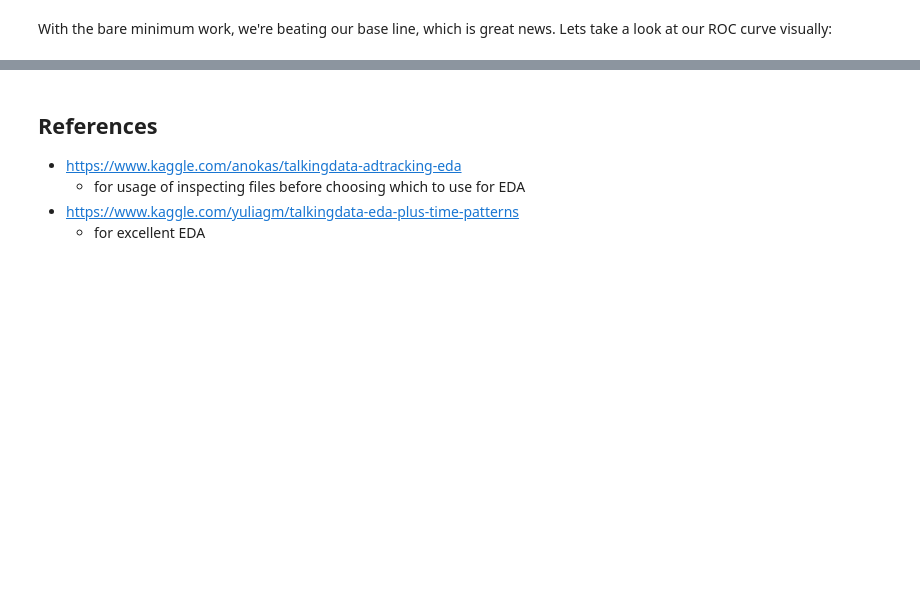
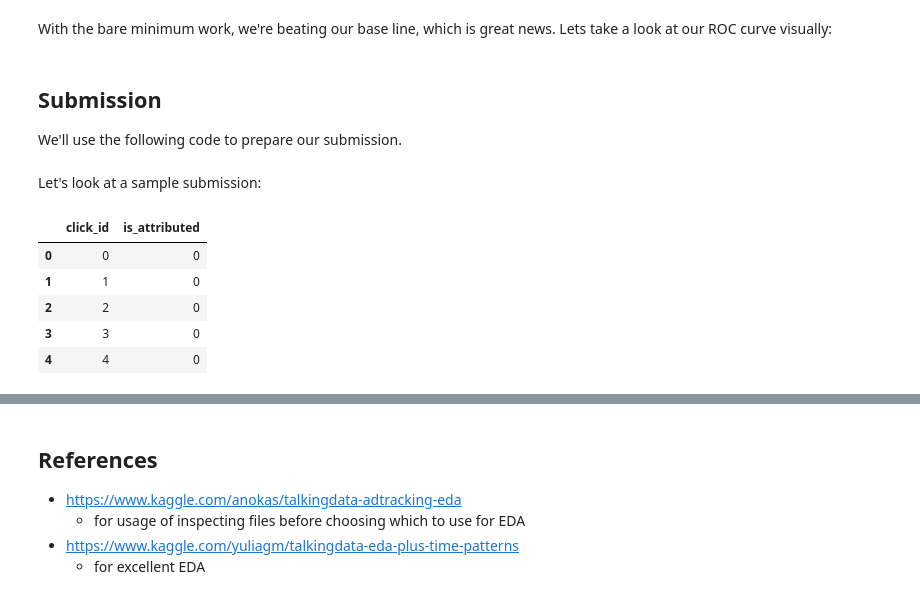
Before and after one commit to GregHilston/kaggle-talking-data-ad-tracking-fraud-detection-challenge, a Jupyter notebook: grehg.ipynb, the cells around one changed output, grey strips where cells are left out. Saved outputs shown, nothing was run; the diff lists cells and outputs as text; code cells hidden in the pictures; blank space fills up the shorter version.

```diff
--- a/grehg.ipynb
+++ b/grehg.ipynb
@@ -698,0 +772,19 @@ roc_curve(y_test, cv_rf_predictions)
+# %% [markdown]
+## Submission
+
+We'll use the following code to prepare our submission.
+# %% [markdown]
+Let's look at a sample submission:
+# %%
+sample_submission_set = "data/sample_submission.csv"
+
+sample_submission = pd.read_csv(sample_submission_set)
+# %%
+sample_submission.head()
+# %% [output]
+|  | click_id | is_attributed |
+| 0 | 0 | 0 |
+| 1 | 1 | 0 |
+| 2 | 2 | 0 |
+| 3 | 3 | 0 |
+| 4 | 4 | 0 |
```
Also changed, not shown: parts of 47 cells of this notebook.
